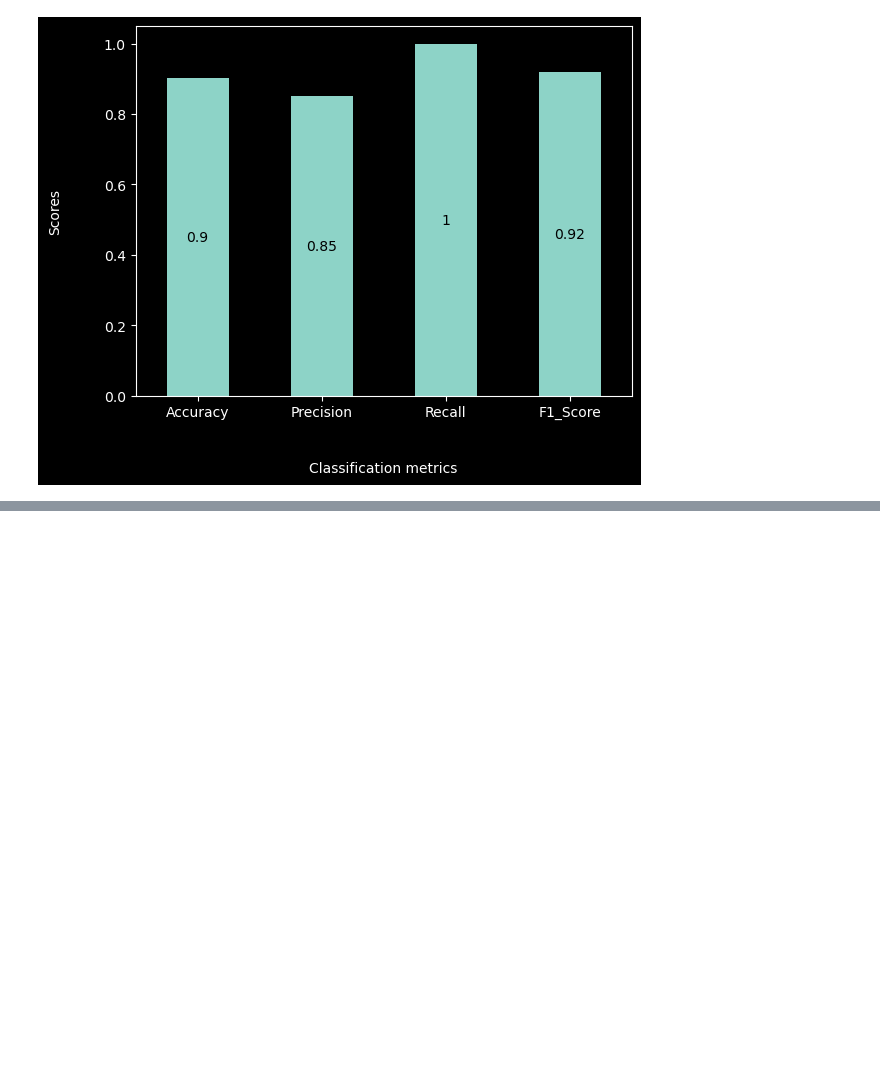
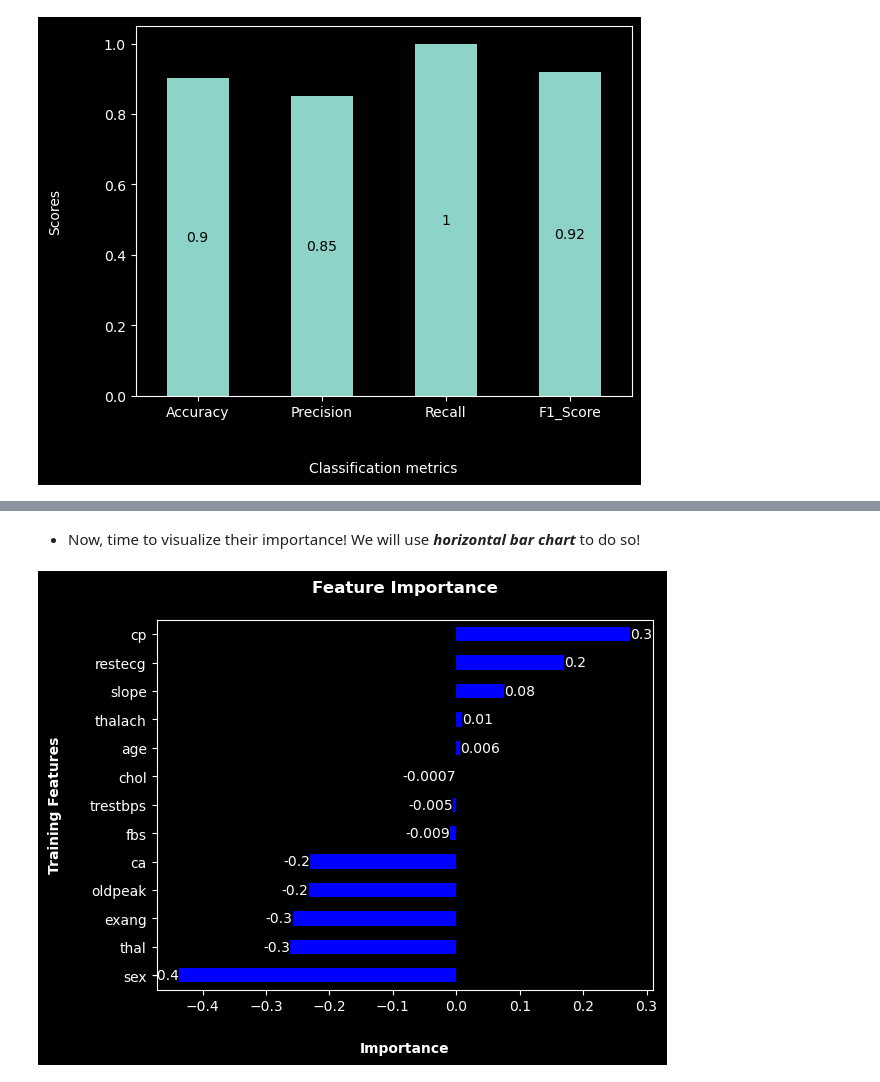
Before and after one commit to DarkDk123/Simple-Heart-disease-classification, a Jupyter notebook: Heart-disease-model.ipynb, the cells around one changed output, grey strips where cells are left out. Drawn from its saved outputs; the diff is of its cells as text; code cells hidden in the pictures; blank space fills up the shorter version.

Commit message:
Derived model-based feature importance & Completed The Project
* Used model's "coef_" to derive feature's importance
* Understood ML & DS is all about Experiment, just try different
  things!

```diff
--- a/Heart-disease-model.ipynb
+++ b/Heart-disease-model.ipynb
@@ -1520,0 +1565,8 @@ Finally, we have all the ***metrics visualized!*** And our model is performing e
+# %%
+# Creating a Pandas DataFrame
+
+imp_features = pd.DataFrame(
+    data=best_linearSVC.coef_.T, index=X_train.columns, columns=["Coef_"]
+)
+
+imp_features
@@ -1520,0 +1588,17 @@ Finally, we have all the ***metrics visualized!*** And our model is performing e
+# %% [markdown]
+- Now, time to visualize their importance! We will use ***horizontal bar chart*** to do so!
+# %%
+bar = imp_features.sort_values(by="Coef_").plot.barh(
+    legend=False,
+    color="blue"
+)
+
+# Customize
+bar.set_xlabel(xlabel="Importance", labelpad=20, weight="bold")
+bar.set_ylabel(ylabel="Training Features", labelpad=20, weight="bold")
+bar.set_title("Feature Importance", pad=20, weight="heavy")
+bar.bar_label(bar.containers[0], fmt="%1.1g")
+
+plt.show(bar)
+# %% [output]
+[figure, added]
```
Also changed, not shown: parts of 28 cells of this notebook, 1 other file.
